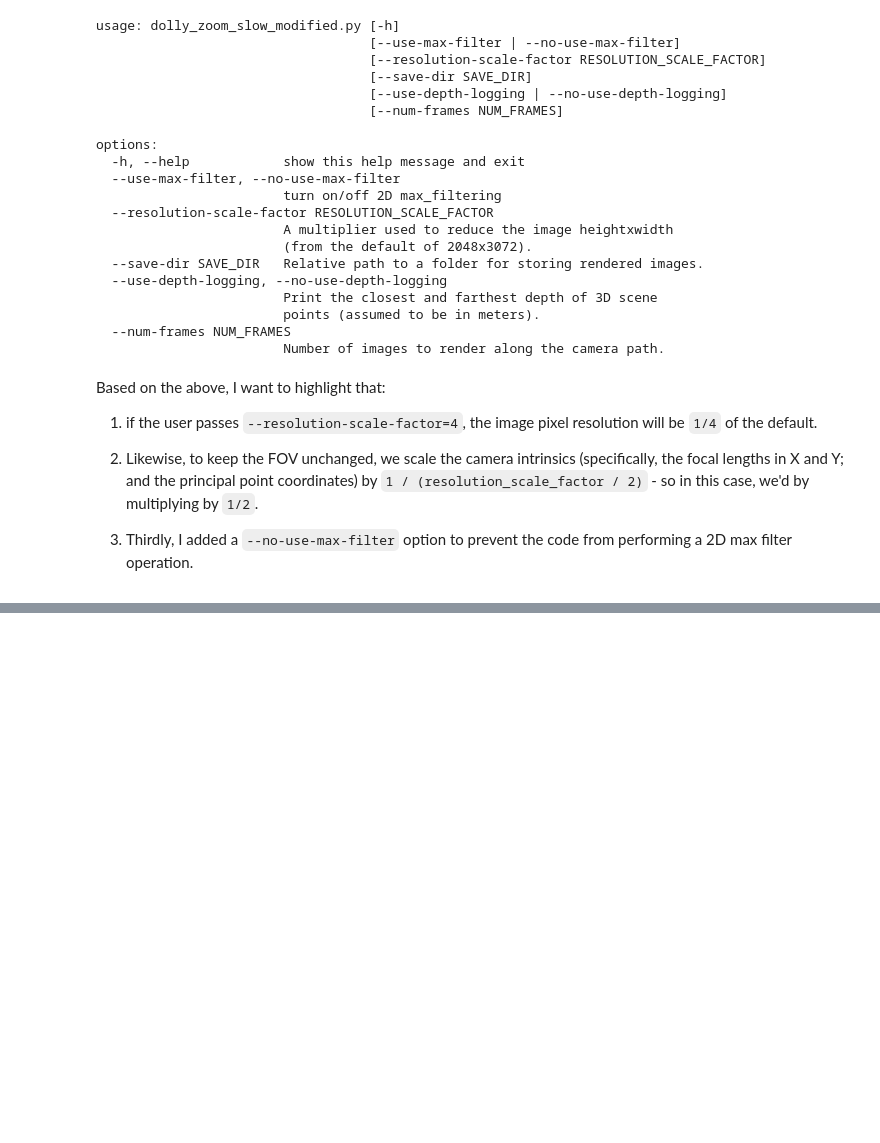
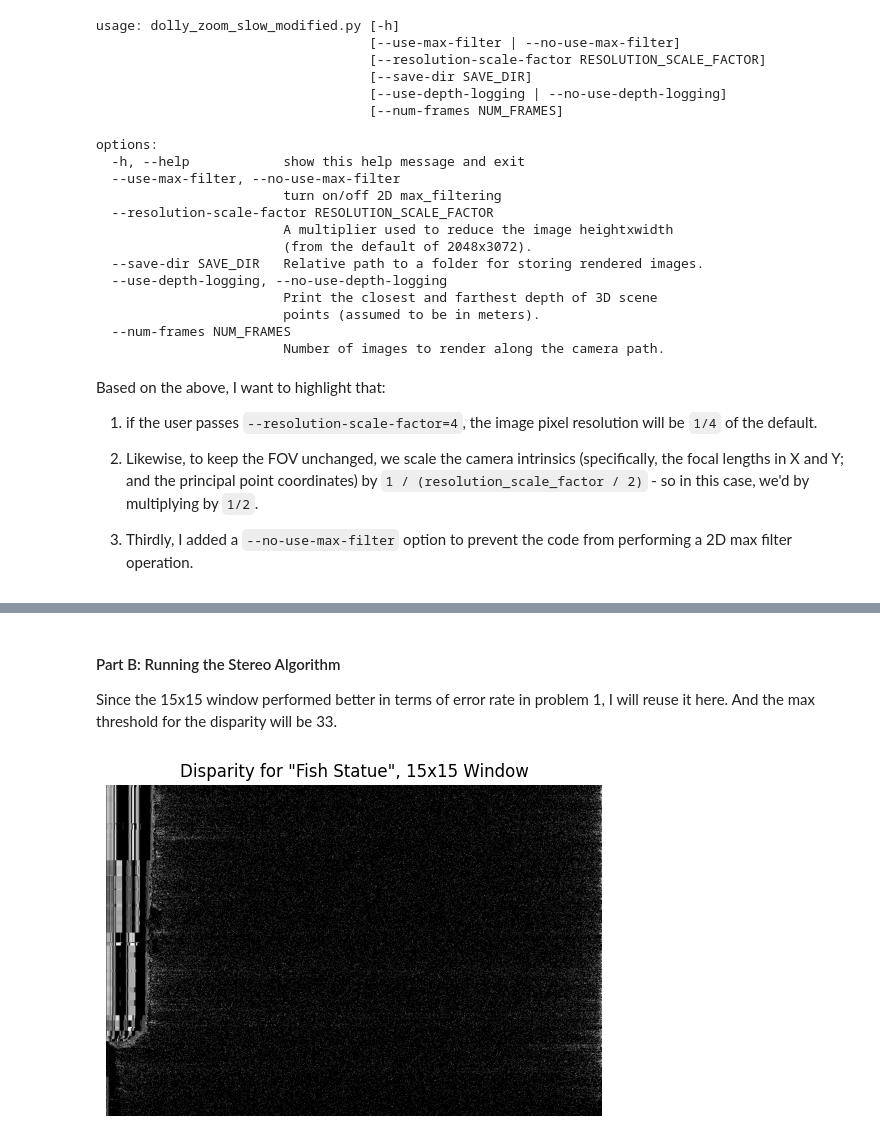
Before and after one commit to sraza-onshape/samaj-3d, a Jupyter notebook: src/experiments_hw2.ipynb, the cells around one changed output, grey strips where cells are left out. Drawn from its saved outputs; the diff is of its cells as text; code cells hidden in the pictures; blank space fills up the shorter version.

```diff
--- a/src/experiments_hw2.ipynb
+++ b/src/experiments_hw2.ipynb
@@ -605,0 +698,6 @@ For rendering, I tried to keep the extrinsic parameters simple:
+# %%
+convert_rgb_to_gray = lambda image: np.squeeze(
+    (0.3 * image[:, :, 0]) +
+    (0.59 * image[:, :, 1]) +
+    (0.11 * image[:, :, 2])
+)
@@ -605,0 +714,19 @@ For rendering, I tried to keep the extrinsic parameters simple:
+# %% [markdown]
+#### Part B: Running the Stereo Algorithm
+
+Since the 15x15 window performed better in terms of error rate in problem 1, I will reuse it here. And the max threshold for the disparity will be 33.
+# %%
+SimpleStereoDisparityMap.compute_and_visualize(
+    left_fish_image_gray,
+    right_fish_image_gray,
+    SimilarityMeasure.SAD,
+    rank_transform_filter_side_length=5,
+    window_size=15,
+    scene_name="Fish Statue",
+    do_logging=False,
+    stride=1,
+    padding_type="zero",
+    max_disparity_level=33,
+)
+# %% [output]
+[figure, added]
```
Also changed, not shown: parts of 21 cells of this notebook, 1 other file.
